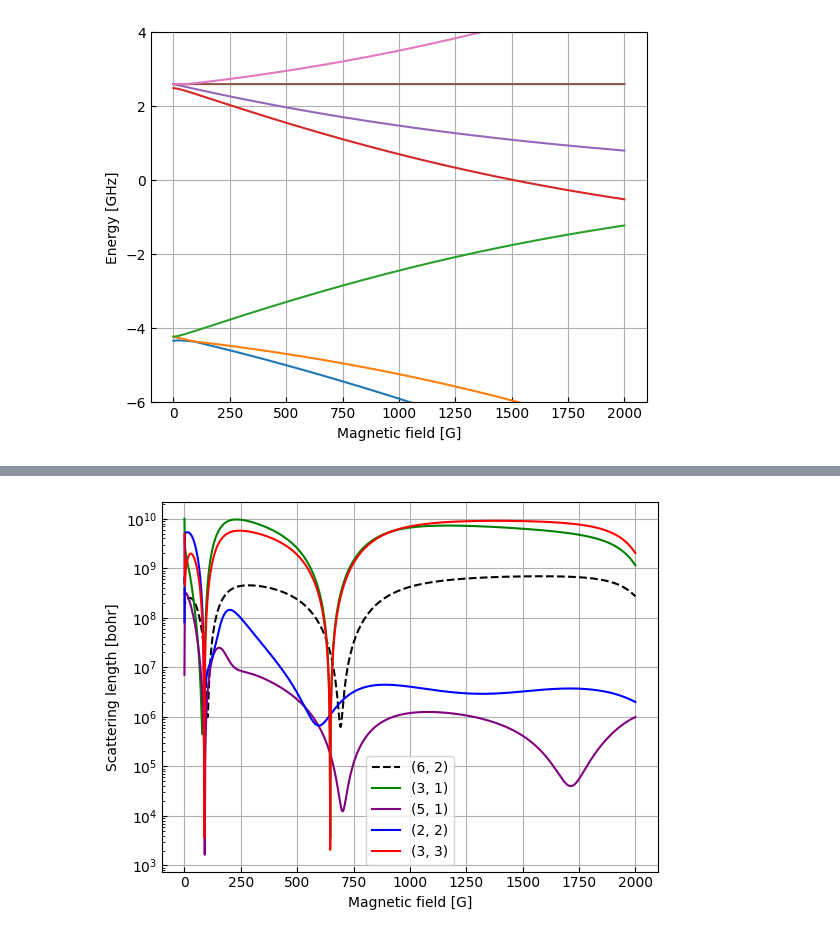
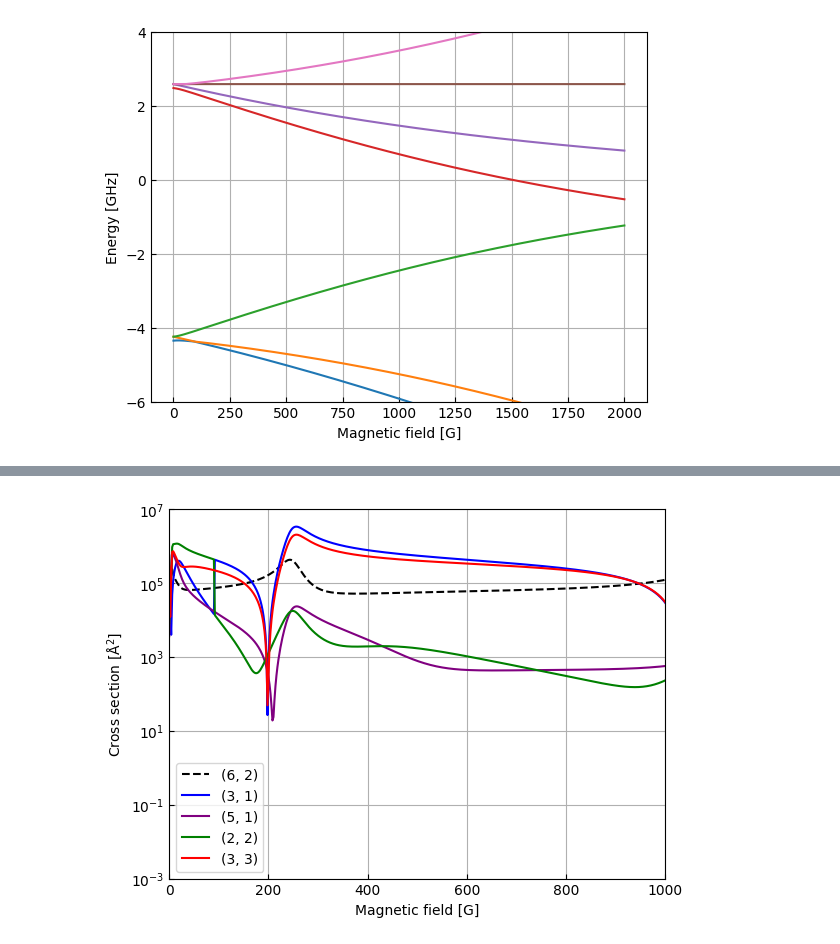
Before and after one commit to Wleter/quantum-rs, a Jupyter notebook: scattering-problems/analysis/srf_rb_analysis.ipynb, the cells around one changed output, grey strips where cells are left out. Cells and saved outputs as stored; diff of their text form; code cells hidden in the pictures.

```diff
--- a/scattering-problems/analysis/srf_rb_analysis.ipynb
+++ b/scattering-problems/analysis/srf_rb_analysis.ipynb
@@ -107,20 +107,21 @@ ax.set_ylim(-100, 100);
 # %%
 data = ScatteringDependence.parse_json(f"{DATA_PATH}/SrF_Rb_scatterings_n_0.json")
 
 fig, ax = utility.plot()
-ax.plot(data.parameters, 1000 * np.array(data.elastic_cross_sections()), linestyle = "--", color = "black")
-ax.plot(data.parameters, data.inelastic_cross_sections(0), color = "green")
-ax.plot(data.parameters, data.inelastic_cross_sections(3), color = "purple")
-ax.plot(data.parameters, data.inelastic_cross_sections(1), color = "blue")
-ax.plot(data.parameters, data.inelastic_cross_sections(2), color = "red")
+ax.plot(data.parameters, data.elastic_cross_sections() / ANGS**2, linestyle = "--", color = "black", label = "(6, 2)")
+ax.plot(data.parameters, 0.001 * data.inelastic_cross_sections(0) / ANGS**2, color = "blue", label = "(3, 1)")
+ax.plot(data.parameters, 0.005 * data.inelastic_cross_sections(3) / ANGS**2, color = "purple", label = "(5, 1)")
+ax.plot(data.parameters, 0.001 * data.inelastic_cross_sections(1) / ANGS**2, color = "green", label = "(2, 2)")
+ax.plot(data.parameters, 0.001 * data.inelastic_cross_sections(2) / ANGS**2, color = "red", label = "(3, 3)")
 
 ax.set_yscale("log")
-# ax.set_ylim(1e4, 1e11)
+ax.set_ylim(1e-3, 1e7)
+ax.set_xlim(0, 1000)
 ax.set_xlabel("Magnetic field [G]")
-ax.set_ylabel("Scattering length [bohr]")
-ax.legend(["(6, 2)", "(3, 1)", "(5, 1)", "(2, 2)", "(3, 3)"]);
+ax.set_ylabel(r"Cross section [Å$^2$]")
+ax.legend();
 # %% [output]
-[figure, old version]
+[figure, new version]
 # %%
 data = ScatteringDependence.parse_json(f"{DATA_PATH}/SrF_Rb_scatterings.json")
 
```
Also changed, not shown: parts of 6 cells of this notebook, 5 other files.
